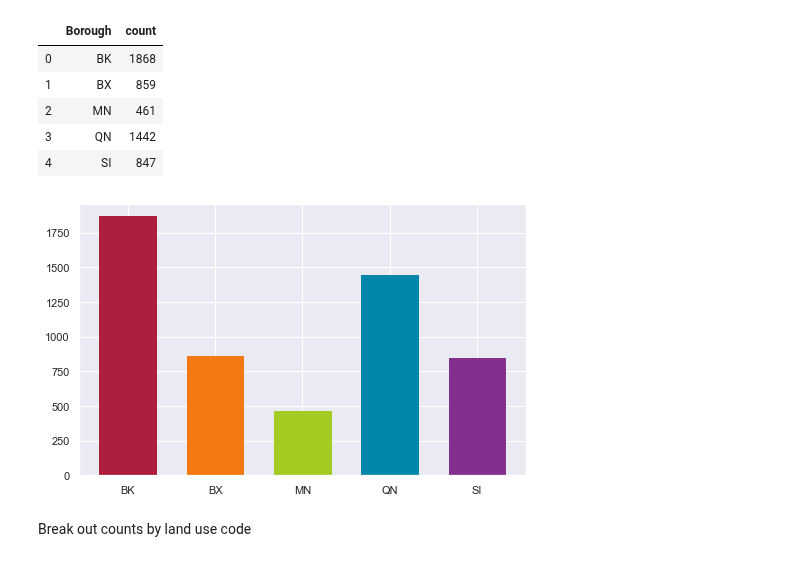
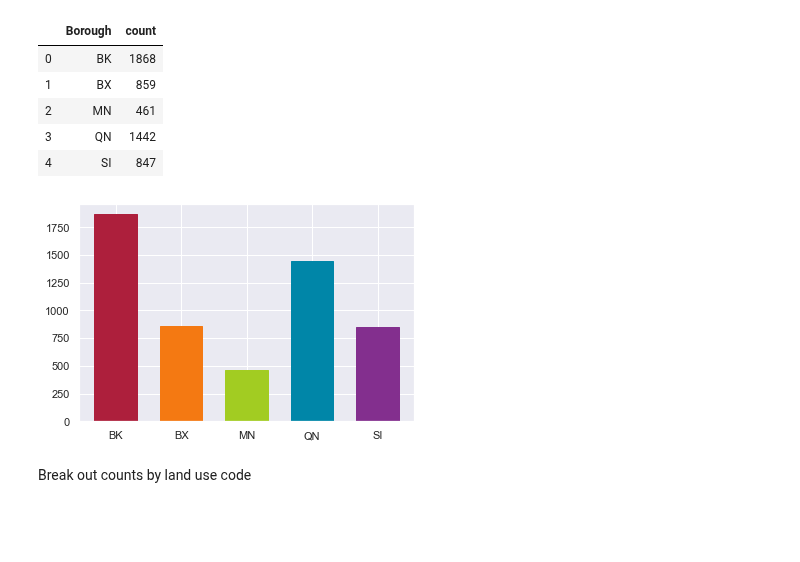
Before and after one commit to NYCPlanning/ann, a Jupyter notebook: proxcode 2020-03/notebooks/ProxCode Analysis.ipynb, the cells around one changed output. Saved outputs shown, nothing was run; the diff lists cells and outputs as text; code cells hidden in the pictures; blank space fills up the shorter version.

```diff
--- a/proxcode 2020-03/notebooks/ProxCode Analysis.ipynb
+++ b/proxcode 2020-03/notebooks/ProxCode Analysis.ipynb
@@ -116,18 +116,18 @@ boro_breakout
 | 3 | QN | 1442 |
 | 4 | SI | 847 |
 # %%
-rcParams['figure.figsize'] = 8, 5
+rcParams['figure.figsize'] = 6, 4
 xlist = boro_breakout['Borough'].to_list()
 ylist = boro_breakout['count'].to_list()
 barlist=plt.bar(xlist, ylist, width=.65)
 barlist[0].set_color('#ad1f3c')
 barlist[1].set_color('#f47912')
 barlist[2].set_color('#a2cc22')
 barlist[3].set_color('#0086a8')
 barlist[4].set_color('#832f8e')
 plt.show()
 # %% [output]
-[figure, old version]
+[figure, new version]
 # %% [markdown]
 Break out counts by land use code
 # %%
```
Also changed, not shown: parts of 13 cells of this notebook.
